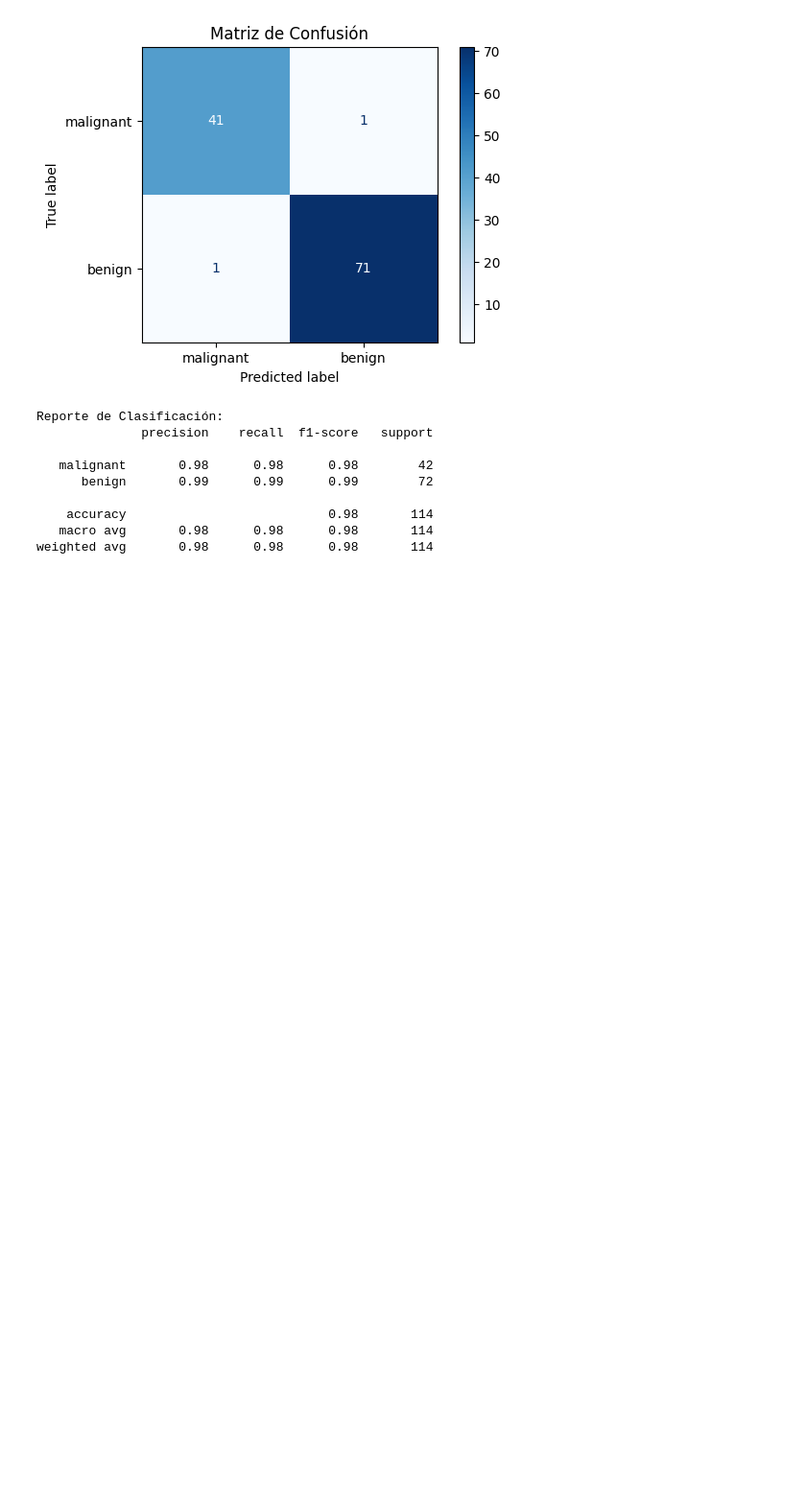
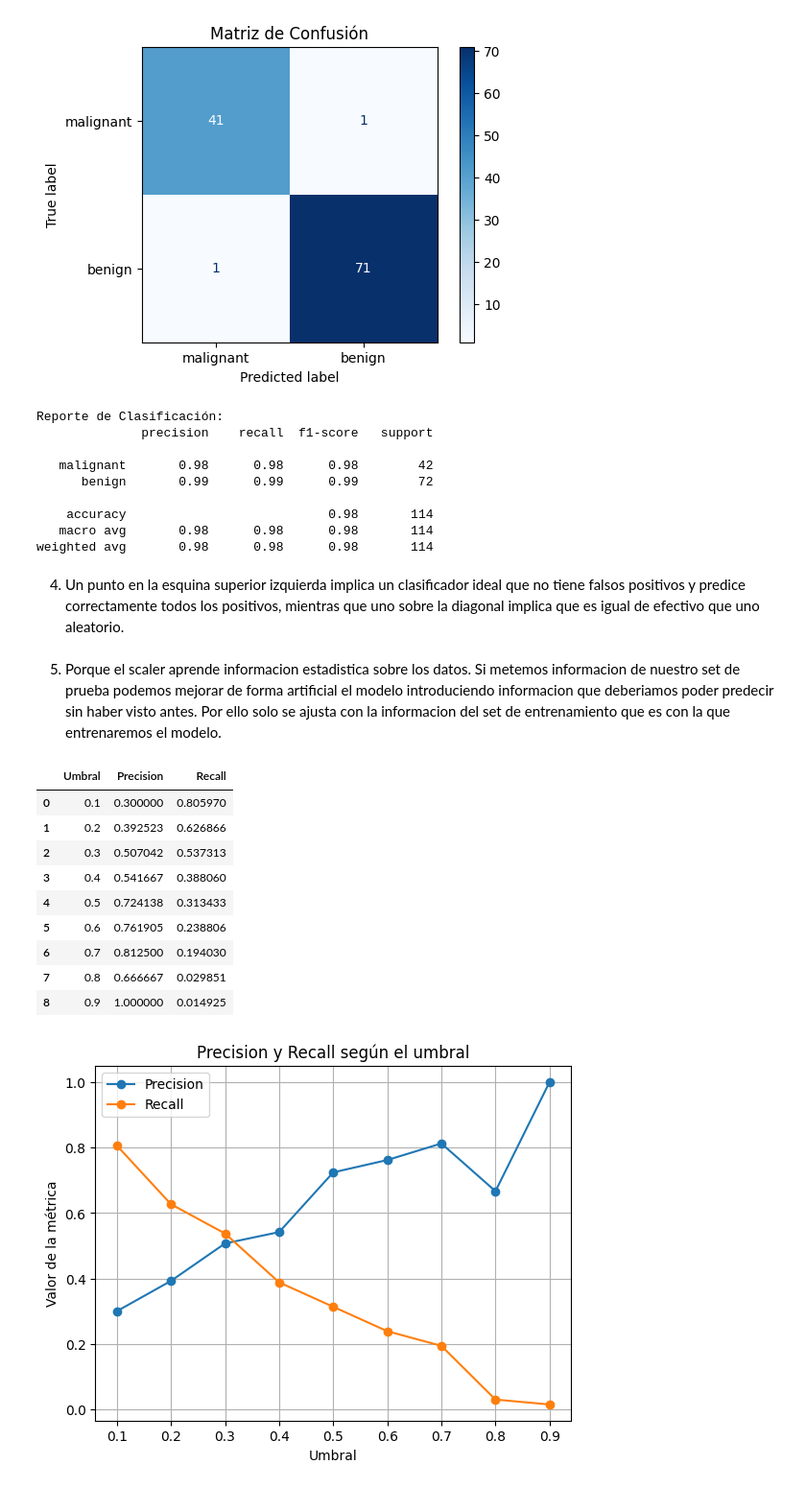
Before and after one commit to nicolassansolini-prog/Automatizacion-1---MIA-2026, a Jupyter notebook: tp3/notebook_03.ipynb, the cells around one changed output. Shown at 96% size. Cells and saved outputs as stored; diff of their text form; code cells hidden in the pictures; blank space fills up the shorter version.

```diff
--- a/tp3/notebook_03.ipynb
+++ b/tp3/notebook_03.ipynb
@@ -381,3 +383,48 @@ Reporte de Clasificación:
     accuracy                           0.98       114
    macro avg       0.98      0.98      0.98       114
 weighted avg       0.98      0.98      0.98       114
+# %% [markdown]
+4) Un punto en la esquina superior izquierda implica un clasificador ideal que no tiene falsos positivos y predice correctamente todos los positivos, mientras que uno sobre la diagonal implica que es igual de efectivo que uno aleatorio.
+# %% [markdown]
+5) Porque el scaler aprende informacion estadistica sobre los datos. Si metemos informacion de nuestro set de prueba podemos mejorar de forma artificial el modelo introduciendo informacion que deberiamos poder predecir sin haber visto antes. Por ello solo se ajusta con la informacion del set de entrenamiento que es con la que entrenaremos el modelo.
+# %%
+# Ejercicio 6
+umbrales = [0.1, 0.2, 0.3, 0.4, 0.5, 0.6, 0.7, 0.8, 0.9]
+precision_values = []
+recall_values = []
+
+for umbral in umbrales:
+
+    y_pred_nuevo_umbral = (y_pred_proba >= umbral).astype(int)
+    precision = precision_score(y_test, y_pred_nuevo_umbral)
+    recall = recall_score(y_test, y_pred_nuevo_umbral)
+    precision_values.append(precision)
+    recall_values.append(recall)
+
+precision_recall_df = pd.DataFrame({
+    "Umbral": umbrales,
+    "Precision": precision_values,
+    "Recall": recall_values
+})
+display(precision_recall_df)
+
+plt.plot(umbrales, precision_values, marker="o", label="Precision")
+plt.plot(umbrales, recall_values, marker="o", label="Recall")
+plt.xlabel("Umbral")
+plt.ylabel("Valor de la métrica")
+plt.title("Precision y Recall según el umbral")
+plt.legend()
+plt.grid(True)
+plt.show()
+# %% [output]
+|  | Umbral | Precision | Recall |
+| 0 | 0.1 | 0.300000 | 0.805970 |
+| 1 | 0.2 | 0.392523 | 0.626866 |
+| 2 | 0.3 | 0.507042 | 0.537313 |
+| 3 | 0.4 | 0.541667 | 0.388060 |
+| 4 | 0.5 | 0.724138 | 0.313433 |
+| 5 | 0.6 | 0.761905 | 0.238806 |
+| 6 | 0.7 | 0.812500 | 0.194030 |
+| 7 | 0.8 | 0.666667 | 0.029851 |
+| 8 | 0.9 | 1.000000 | 0.014925 |
+[figure, added]
```
Also changed, not shown: parts of 2 cells of this notebook.
